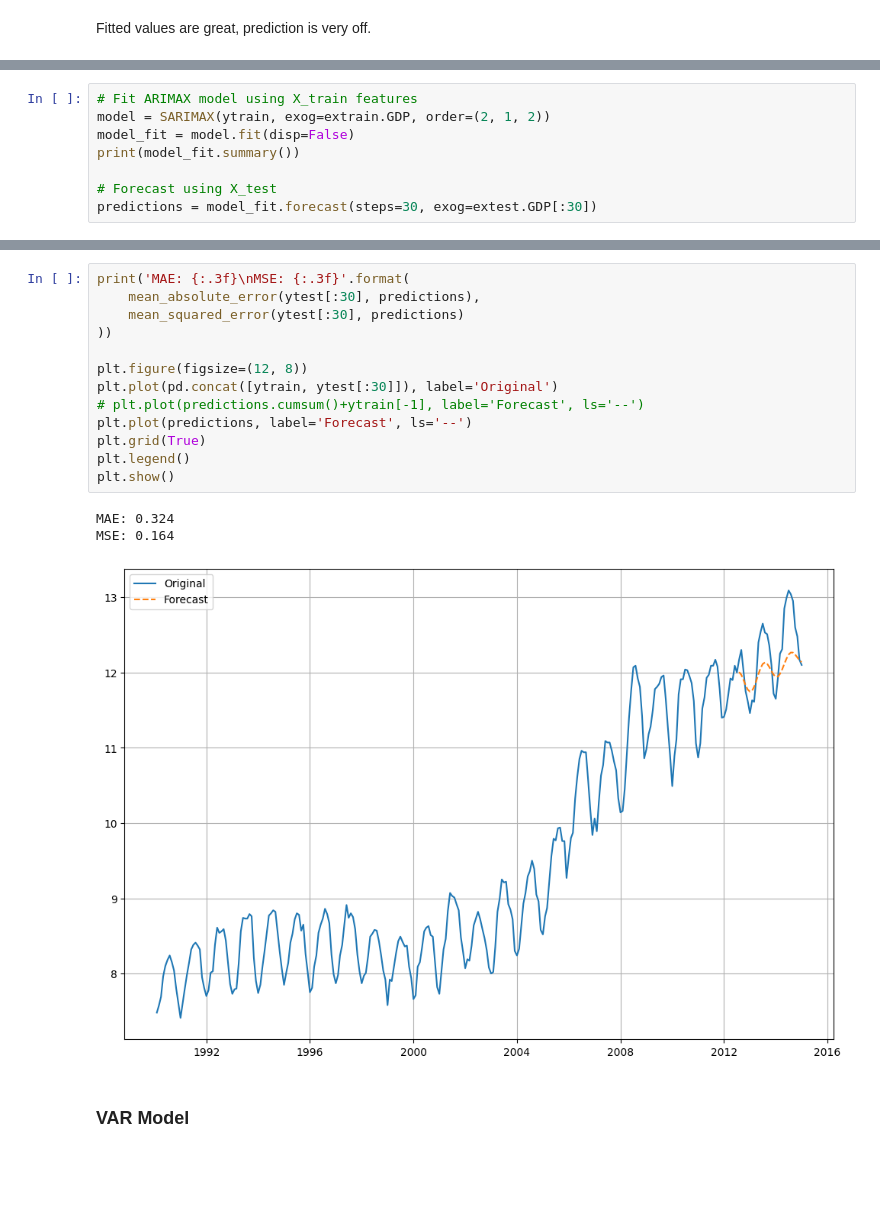
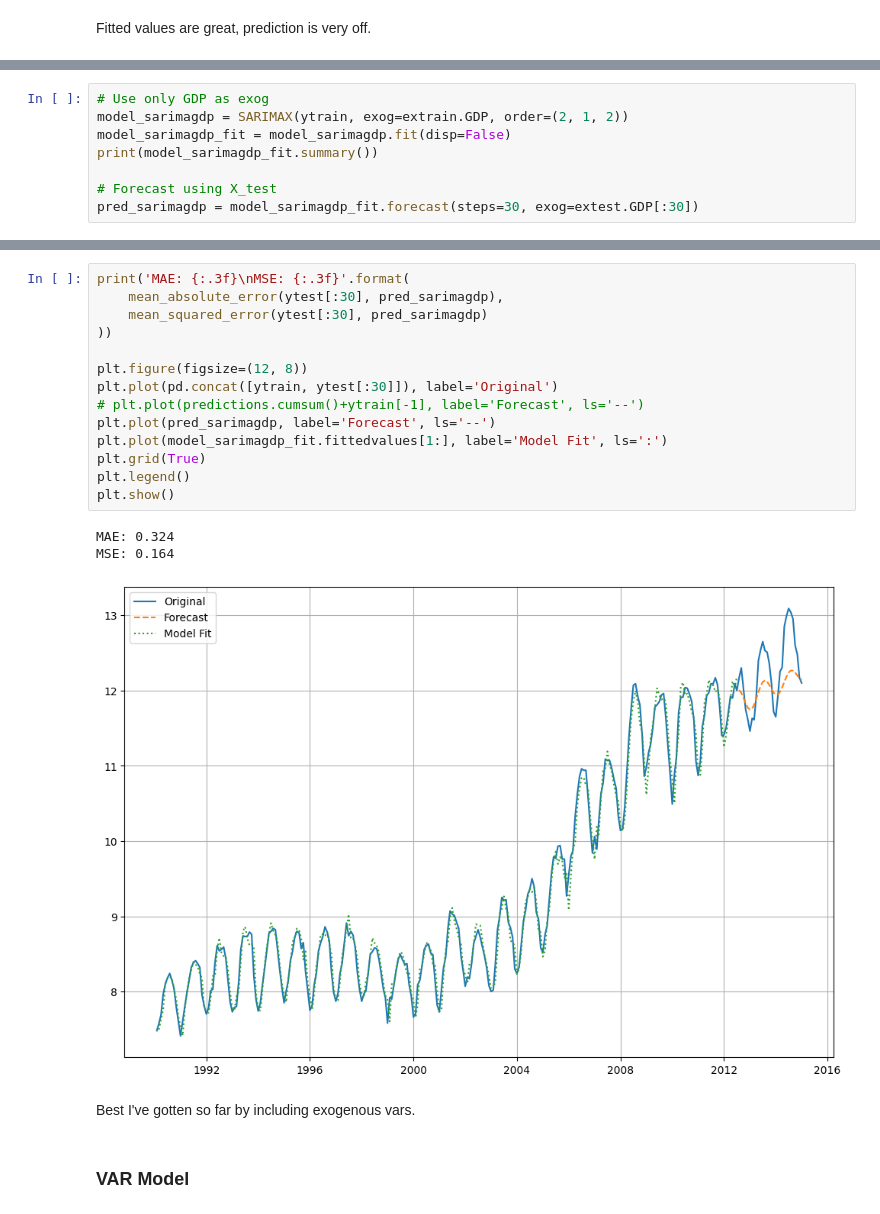
Before and after one commit to bktakacs/springboard_dsc_capstone3, a Jupyter notebook: pp-model.ipynb, the cells around one changed output, grey strips where cells are left out. Cells and saved outputs as stored; diff of their text form; blank space fills up the shorter version.

```diff
--- a/pp-model.ipynb
+++ b/pp-model.ipynb
@@ -390,11 +380,11 @@ Warnings:
 # %%
-# Fit ARIMAX model using X_train features
-model = SARIMAX(ytrain, exog=extrain.GDP, order=(2, 1, 2))
-model_fit = model.fit(disp=False)
-print(model_fit.summary())
+# Use only GDP as exog
+model_sarimagdp = SARIMAX(ytrain, exog=extrain.GDP, order=(2, 1, 2))
+model_sarimagdp_fit = model_sarimagdp.fit(disp=False)
+print(model_sarimagdp_fit.summary())
 
 # Forecast using X_test
-predictions = model_fit.forecast(steps=30, exog=extest.GDP[:30])
+pred_sarimagdp = model_sarimagdp_fit.forecast(steps=30, exog=extest.GDP[:30])
 # %% [output]
                                SARIMAX Results
 ==============================================================================
@@ -415,21 +405,24 @@ Warnings:
 [1] Covariance matrix calculated using the outer product of gradients (complex-step).
 # %%
 print('MAE: {:.3f}\nMSE: {:.3f}'.format(
-    mean_absolute_error(ytest[:30], predictions),
-    mean_squared_error(ytest[:30], predictions)
+    mean_absolute_error(ytest[:30], pred_sarimagdp),
+    mean_squared_error(ytest[:30], pred_sarimagdp)
 ))
 
 plt.figure(figsize=(12, 8))
 plt.plot(pd.concat([ytrain, ytest[:30]]), label='Original')
 # plt.plot(predictions.cumsum()+ytrain[-1], label='Forecast', ls='--')
-plt.plot(predictions, label='Forecast', ls='--')
+plt.plot(pred_sarimagdp, label='Forecast', ls='--')
+plt.plot(model_sarimagdp_fit.fittedvalues[1:], label='Model Fit', ls=':')
 plt.grid(True)
 plt.legend()
 plt.show()
 # %% [output]
 MAE: 0.324
 MSE: 0.164
-[figure, old version]
+[figure, new version]
+# %% [markdown]
+Best I've gotten so far by including exogenous vars.
 # %% [markdown]
 ### __VAR Model__
 # %%
```
Also changed, not shown: parts of 13 cells of this notebook.
